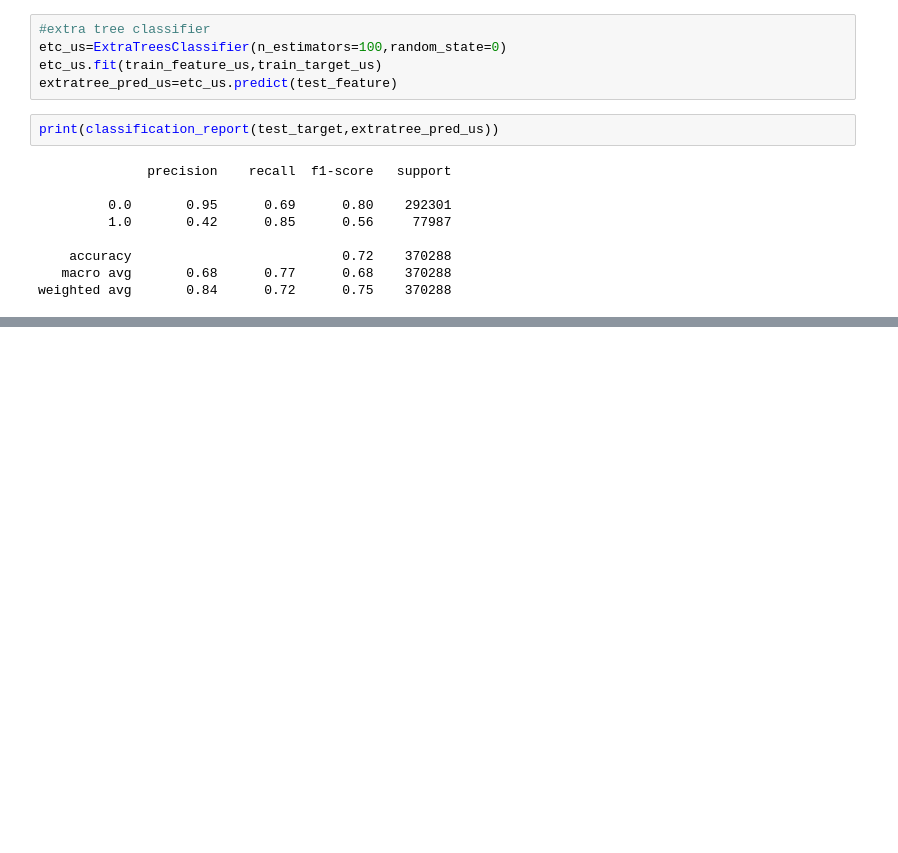
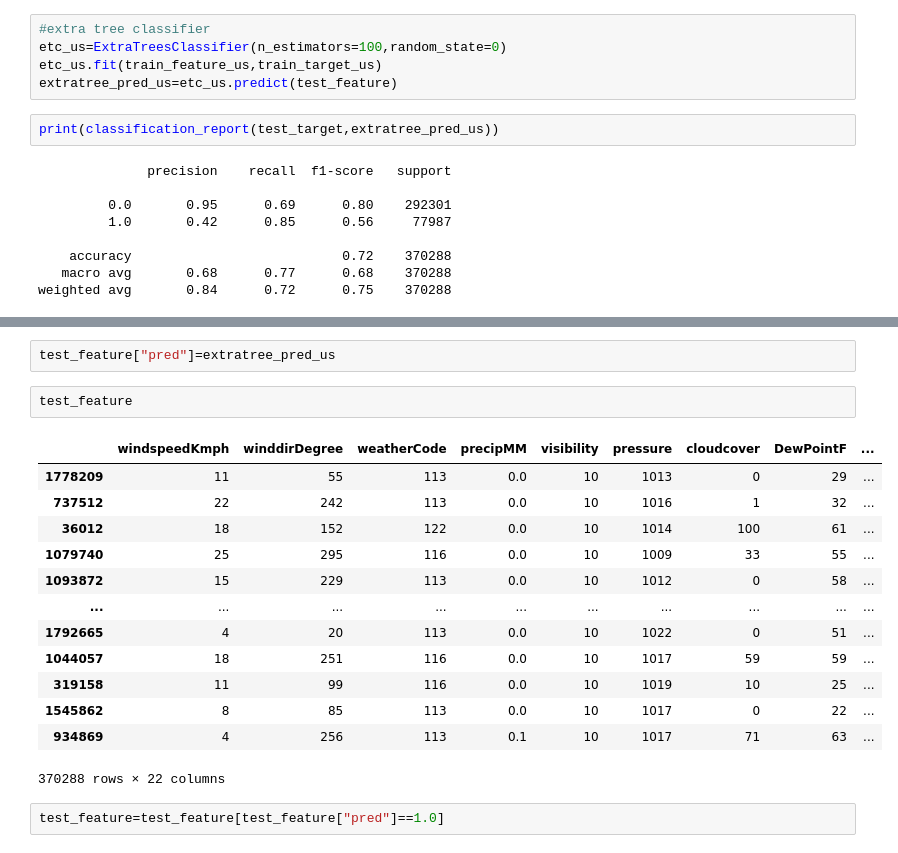
Before and after one commit to abhishekkumar2808/Aircraft_Delay_Prediction, a Jupyter notebook: classification.ipynb, the cells around one changed output, grey strips where cells are left out. Saved outputs shown, nothing was run; the diff lists cells and outputs as text; blank space fills up the shorter version.

```diff
--- a/classification.ipynb
+++ b/classification.ipynb
@@ -302,0 +316,20 @@ weighted avg       0.84      0.72      0.75    370288
+# %%
+test_feature["pred"]=extratree_pred_us
+# %%
+test_feature
+# %% [output]
+|  | windspeedKmph | winddirDegree | weatherCode | precipMM | visibility | pressure | cloudcover | DewPointF | ... |
+| 1778209 | 11 | 55 | 113 | 0.0 | 10 | 1013 | 0 | 29 | ... |
+| 737512 | 22 | 242 | 113 | 0.0 | 10 | 1016 | 1 | 32 | ... |
+| 36012 | 18 | 152 | 122 | 0.0 | 10 | 1014 | 100 | 61 | ... |
+| 1079740 | 25 | 295 | 116 | 0.0 | 10 | 1009 | 33 | 55 | ... |
+| 1093872 | 15 | 229 | 113 | 0.0 | 10 | 1012 | 0 | 58 | ... |
+| ... | ... | ... | ... | ... | ... | ... | ... | ... | ... |
+| 1792665 | 4 | 20 | 113 | 0.0 | 10 | 1022 | 0 | 51 | ... |
+| 1044057 | 18 | 251 | 116 | 0.0 | 10 | 1017 | 59 | 59 | ... |
+| 319158 | 11 | 99 | 116 | 0.0 | 10 | 1019 | 10 | 25 | ... |
+| 1545862 | 8 | 85 | 113 | 0.0 | 10 | 1017 | 0 | 22 | ... |
+| 934869 | 4 | 256 | 113 | 0.1 | 10 | 1017 | 71 | 63 | ... |
+370288 rows × 22 columns
+# %%
+test_feature=test_feature[test_feature["pred"]==1.0]
```
Also changed, not shown: parts of 9 cells of this notebook.
